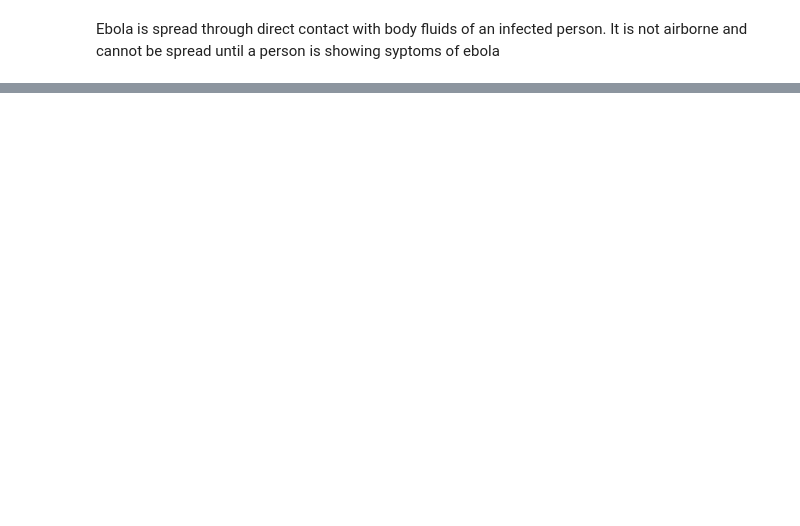
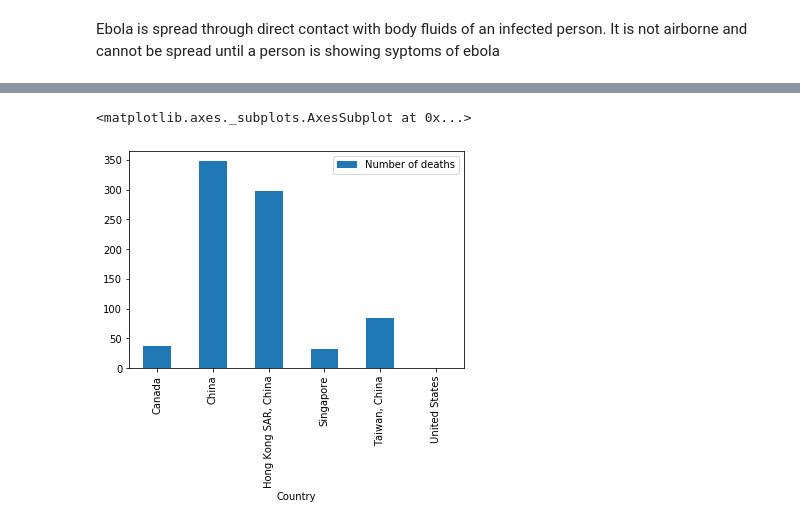
Before and after one commit to erharker/Json-s-and-the-pretty-pprintcesses, a Jupyter notebook: sars-ebola.ipynb, the cells around one changed output, grey strips where cells are left out. Cells and saved outputs as stored; diff of their text form; code cells hidden in the pictures; blank space fills up the shorter version.

```diff
--- a/sars-ebola.ipynb
+++ b/sars-ebola.ipynb
@@ -328,0 +456,4 @@ Ebola is spread through direct contact with body fluids of an infected person. I
+# %%
+mainDF = pd.merge(left= topdf, right=countriesDF, how='left', left_on='Country', right_on='Countries List')
+
+mainDF
@@ -328,0 +468,4 @@ Ebola is spread through direct contact with body fluids of an infected person. I
+# %%
+mainDF = pd.merge(left= mainDF, right=deaths, how='left', left_on='Country', right_on='Country')
+
+mainDF
@@ -328,0 +480,4 @@ Ebola is spread through direct contact with body fluids of an infected person. I
+# %%
+mainDF = pd.merge(left= mainDF, right=recovered, how='left', left_on='Country', right_on='Country')
+
+mainDF
@@ -328,0 +492,6 @@ Ebola is spread through direct contact with body fluids of an infected person. I
+# %%
+del mainDF['Countries List']
+
+mainDF['Populations 2003'] = mainDF['Populations 2003'].replace(np.nan, "32,207,113")
+
+mainDF
@@ -328,0 +506,7 @@ Ebola is spread through direct contact with body fluids of an infected person. I
+# %%
+barplot = mainDF.plot.bar(x="Country", y="Number of deaths")
+
+barplot
+# %% [output]
+<matplotlib.axes._subplots.AxesSubplot at 0x...>
+[figure, added]
```
Also changed, not shown: parts of 26 cells of this notebook, 4 other files.
